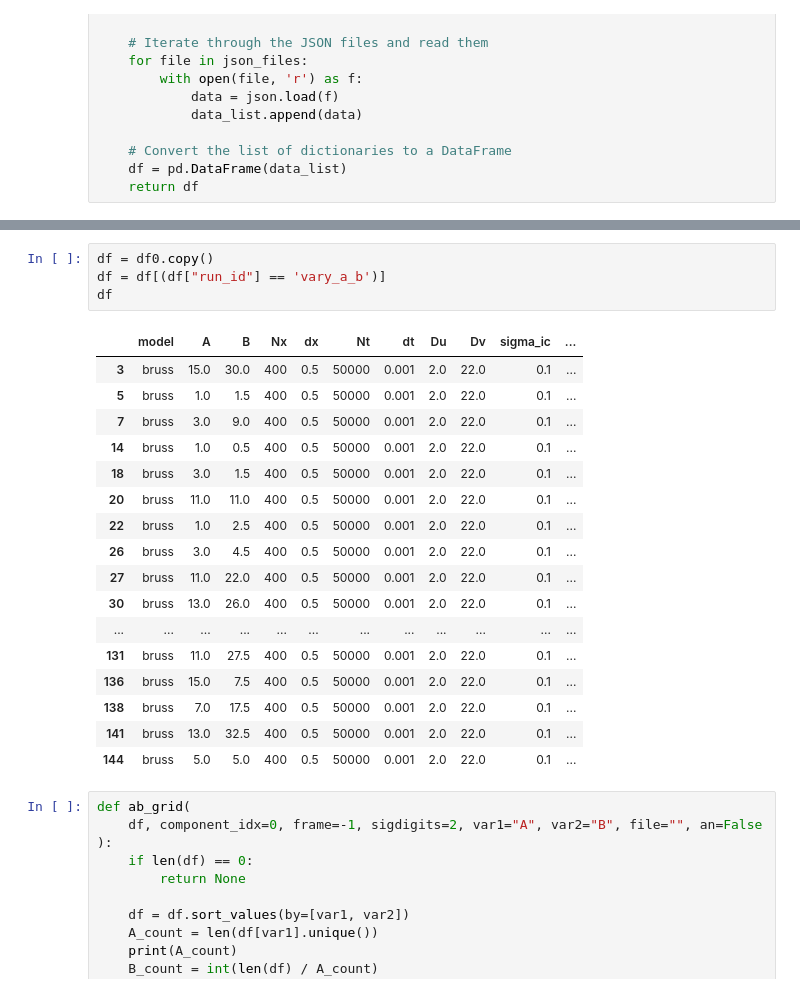
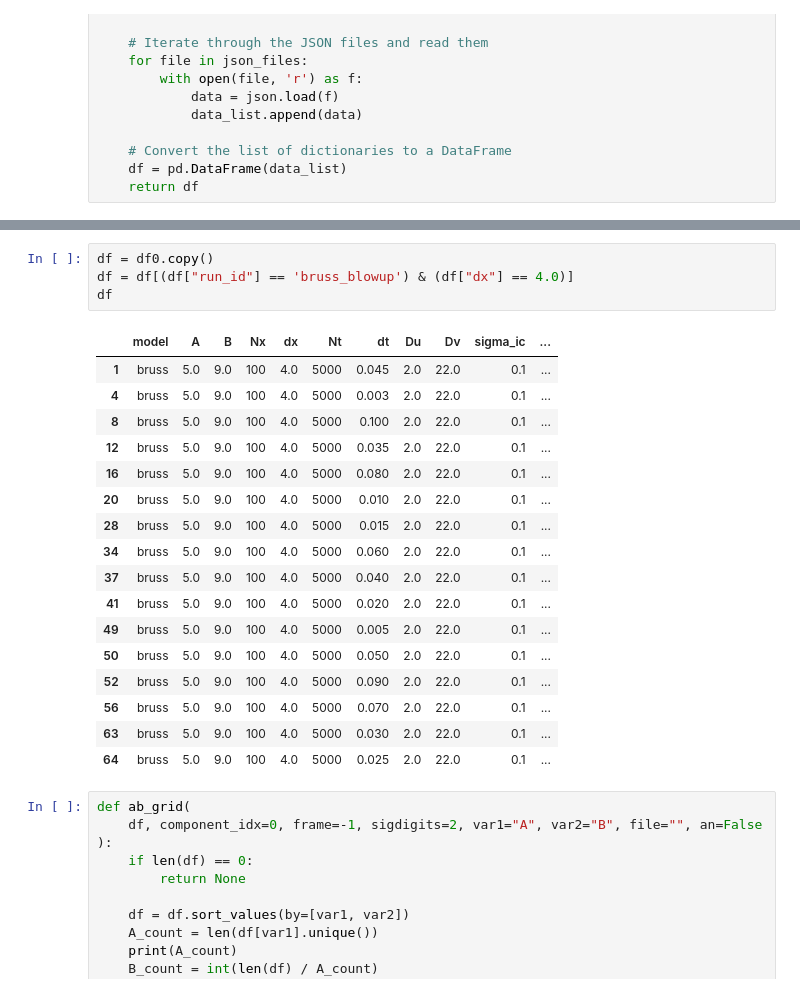
Before and after one commit to valentinvogt/pde-solvers-cuda, a Jupyter notebook: analysis/db.ipynb, the cells around one changed output, grey strips where cells are left out. Saved outputs shown, nothing was run; the diff lists cells and outputs as text.

```diff
--- a/analysis/db.ipynb
+++ b/analysis/db.ipynb
@@ -43,25 +40,25 @@ array([nan, 'vary_ab_exp', 'vary_a_b', 'vary_sources', 'vary_du_dv',
 # %%
 df = df0.copy()
-df = df[(df["run_id"] == 'vary_a_b')]
+df = df[(df["run_id"] == 'bruss_blowup') & (df["dx"] == 4.0)]
 df
 # %% [output]
 |  | model | A | B | Nx | dx | Nt | dt | Du | Dv | sigma_ic | ... |
-| 3 | bruss | 15.0 | 30.0 | 400 | 0.5 | 50000 | 0.001 | 2.0 | 22.0 | 0.1 | ... |
-| 5 | bruss | 1.0 | 1.5 | 400 | 0.5 | 50000 | 0.001 | 2.0 | 22.0 | 0.1 | ... |
-| 7 | bruss | 3.0 | 9.0 | 400 | 0.5 | 50000 | 0.001 | 2.0 | 22.0 | 0.1 | ... |
-| 14 | bruss | 1.0 | 0.5 | 400 | 0.5 | 50000 | 0.001 | 2.0 | 22.0 | 0.1 | ... |
-| 18 | bruss | 3.0 | 1.5 | 400 | 0.5 | 50000 | 0.001 | 2.0 | 22.0 | 0.1 | ... |
-| 20 | bruss | 11.0 | 11.0 | 400 | 0.5 | 50000 | 0.001 | 2.0 | 22.0 | 0.1 | ... |
-| 22 | bruss | 1.0 | 2.5 | 400 | 0.5 | 50000 | 0.001 | 2.0 | 22.0 | 0.1 | ... |
-| 26 | bruss | 3.0 | 4.5 | 400 | 0.5 | 50000 | 0.001 | 2.0 | 22.0 | 0.1 | ... |
-| 27 | bruss | 11.0 | 22.0 | 400 | 0.5 | 50000 | 0.001 | 2.0 | 22.0 | 0.1 | ... |
-| 30 | bruss | 13.0 | 26.0 | 400 | 0.5 | 50000 | 0.001 | 2.0 | 22.0 | 0.1 | ... |
-| ... | ... | ... | ... | ... | ... | ... | ... | ... | ... | ... | ... |
-| 131 | bruss | 11.0 | 27.5 | 400 | 0.5 | 50000 | 0.001 | 2.0 | 22.0 | 0.1 | ... |
-| 136 | bruss | 15.0 | 7.5 | 400 | 0.5 | 50000 | 0.001 | 2.0 | 22.0 | 0.1 | ... |
-| 138 | bruss | 7.0 | 17.5 | 400 | 0.5 | 50000 | 0.001 | 2.0 | 22.0 | 0.1 | ... |
-| 141 | bruss | 13.0 | 32.5 | 400 | 0.5 | 50000 | 0.001 | 2.0 | 22.0 | 0.1 | ... |
-| 144 | bruss | 5.0 | 5.0 | 400 | 0.5 | 50000 | 0.001 | 2.0 | 22.0 | 0.1 | ... |
+| 1 | bruss | 5.0 | 9.0 | 100 | 4.0 | 5000 | 0.045 | 2.0 | 22.0 | 0.1 | ... |
+| 4 | bruss | 5.0 | 9.0 | 100 | 4.0 | 5000 | 0.003 | 2.0 | 22.0 | 0.1 | ... |
+| 8 | bruss | 5.0 | 9.0 | 100 | 4.0 | 5000 | 0.100 | 2.0 | 22.0 | 0.1 | ... |
+| 12 | bruss | 5.0 | 9.0 | 100 | 4.0 | 5000 | 0.035 | 2.0 | 22.0 | 0.1 | ... |
+| 16 | bruss | 5.0 | 9.0 | 100 | 4.0 | 5000 | 0.080 | 2.0 | 22.0 | 0.1 | ... |
+| 20 | bruss | 5.0 | 9.0 | 100 | 4.0 | 5000 | 0.010 | 2.0 | 22.0 | 0.1 | ... |
+| 28 | bruss | 5.0 | 9.0 | 100 | 4.0 | 5000 | 0.015 | 2.0 | 22.0 | 0.1 | ... |
+| 34 | bruss | 5.0 | 9.0 | 100 | 4.0 | 5000 | 0.060 | 2.0 | 22.0 | 0.1 | ... |
+| 37 | bruss | 5.0 | 9.0 | 100 | 4.0 | 5000 | 0.040 | 2.0 | 22.0 | 0.1 | ... |
+| 41 | bruss | 5.0 | 9.0 | 100 | 4.0 | 5000 | 0.020 | 2.0 | 22.0 | 0.1 | ... |
+| 49 | bruss | 5.0 | 9.0 | 100 | 4.0 | 5000 | 0.005 | 2.0 | 22.0 | 0.1 | ... |
+| 50 | bruss | 5.0 | 9.0 | 100 | 4.0 | 5000 | 0.050 | 2.0 | 22.0 | 0.1 | ... |
+| 52 | bruss | 5.0 | 9.0 | 100 | 4.0 | 5000 | 0.090 | 2.0 | 22.0 | 0.1 | ... |
+| 56 | bruss | 5.0 | 9.0 | 100 | 4.0 | 5000 | 0.070 | 2.0 | 22.0 | 0.1 | ... |
+| 63 | bruss | 5.0 | 9.0 | 100 | 4.0 | 5000 | 0.030 | 2.0 | 22.0 | 0.1 | ... |
+| 64 | bruss | 5.0 | 9.0 | 100 | 4.0 | 5000 | 0.025 | 2.0 | 22.0 | 0.1 | ... |
 # %%
 def ab_grid(
     df, component_idx=0, frame=-1, sigdigits=2, var1="A", var2="B", file="", an=False
```
Also changed, not shown: parts of 4 cells of this notebook, 6 other files.
